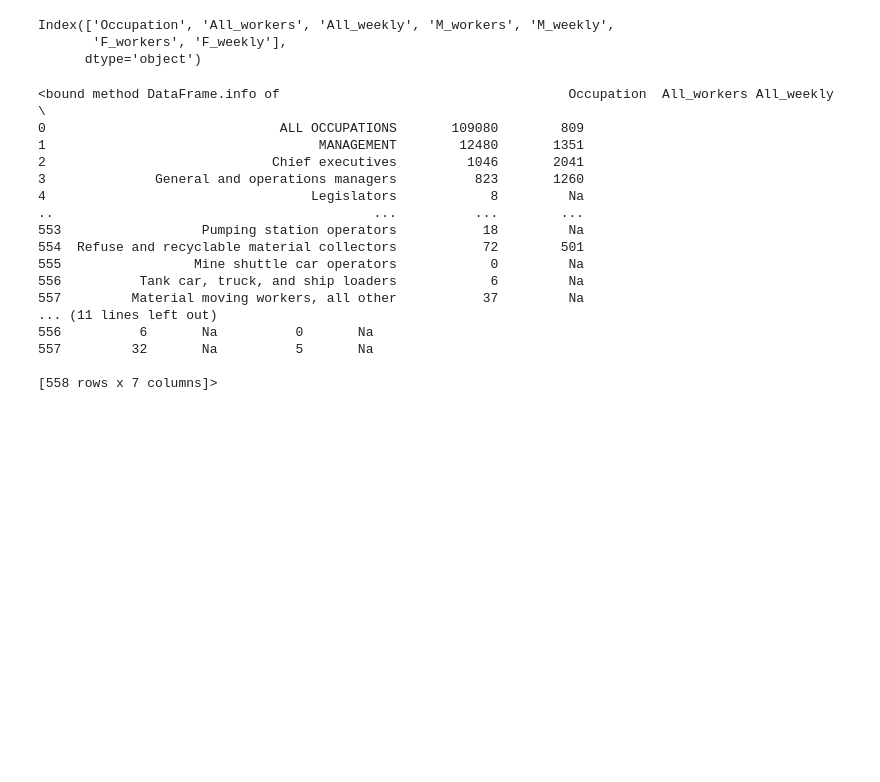
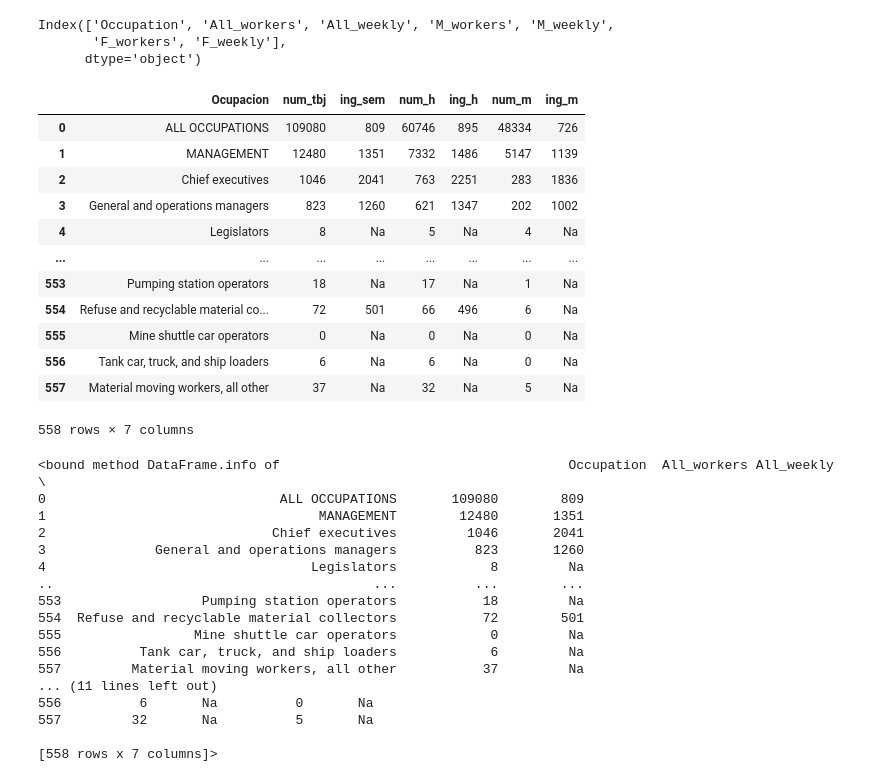
Before and after one commit to IsabelRomoBru/DS102024, a Jupyter notebook: eda/genero2.ipynb, the cells around one changed output. Cells and saved outputs as stored; diff of their text form; code cells hidden in the pictures; blank space fills up the shorter version.

```diff
--- a/eda/genero2.ipynb
+++ b/eda/genero2.ipynb
@@ -25,6 +125,22 @@ g.columns
 Index(['Occupation', 'All_workers', 'All_weekly', 'M_workers', 'M_weekly',
        'F_workers', 'F_weekly'],
       dtype='object')
+# %%
+g.rename(columns={'Occupation':'Ocupacion','All_workers':'num_tbj','All_weekly':'ing_sem','M_workers':'num_h','M_weekly':'ing_h','F_workers':'num_m','F_weekly':'ing_m'})
+# %% [output]
+|  | Ocupacion | num_tbj | ing_sem | num_h | ing_h | num_m | ing_m |
+| 0 | ALL OCCUPATIONS | 109080 | 809 | 60746 | 895 | 48334 | 726 |
+| 1 | MANAGEMENT | 12480 | 1351 | 7332 | 1486 | 5147 | 1139 |
+| 2 | Chief executives | 1046 | 2041 | 763 | 2251 | 283 | 1836 |
+| 3 | General and operations managers | 823 | 1260 | 621 | 1347 | 202 | 1002 |
+| 4 | Legislators | 8 | Na | 5 | Na | 4 | Na |
+| ... | ... | ... | ... | ... | ... | ... | ... |
+| 553 | Pumping station operators | 18 | Na | 17 | Na | 1 | Na |
+| 554 | Refuse and recyclable material co... | 72 | 501 | 66 | 496 | 6 | Na |
+| 555 | Mine shuttle car operators | 0 | Na | 0 | Na | 0 | Na |
+| 556 | Tank car, truck, and ship loaders | 6 | Na | 6 | Na | 0 | Na |
+| 557 | Material moving workers, all other | 37 | Na | 32 | Na | 5 | Na |
+558 rows × 7 columns
 # %%
 g.info
 # %% [output]
```
Also changed, not shown: parts of 18 cells of this notebook, 2 other files.
